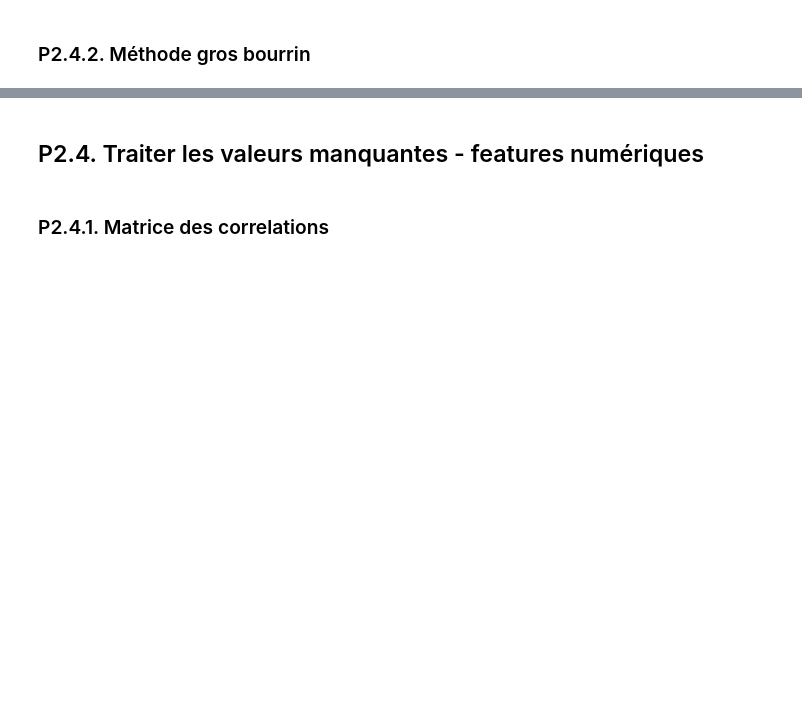
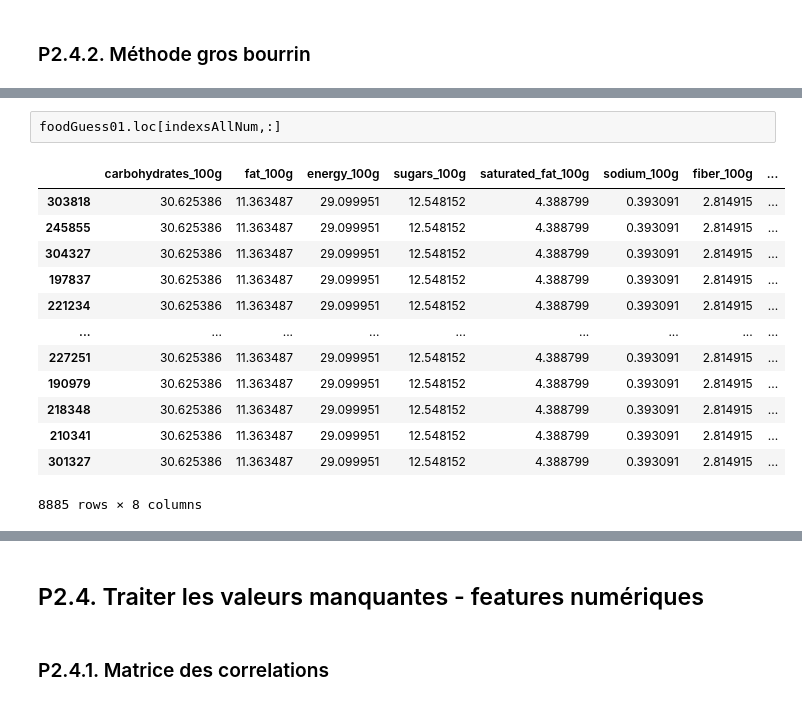
Before and after one commit to ClementPatin/OC-P3, a Jupyter notebook: Patin_Clement_1_notebook_052023.ipynb, the cells around one changed output, grey strips where cells are left out. Cells and saved outputs as stored; diff of their text form; blank space fills up the shorter version.

```diff
--- a/Patin_Clement_1_notebook_052023.ipynb
+++ b/Patin_Clement_1_notebook_052023.ipynb
@@ -978,0 +1049,16 @@ foodSoluce[numericalFeatureNames]
+# %%
+foodGuess01.loc[indexsAllNum,:]
+# %% [output]
+|  | carbohydrates_100g | fat_100g | energy_100g | sugars_100g | saturated_fat_100g | sodium_100g | fiber_100g | ... |
+| 303818 | 30.625386 | 11.363487 | 29.099951 | 12.548152 | 4.388799 | 0.393091 | 2.814915 | ... |
+| 245855 | 30.625386 | 11.363487 | 29.099951 | 12.548152 | 4.388799 | 0.393091 | 2.814915 | ... |
+| 304327 | 30.625386 | 11.363487 | 29.099951 | 12.548152 | 4.388799 | 0.393091 | 2.814915 | ... |
+| 197837 | 30.625386 | 11.363487 | 29.099951 | 12.548152 | 4.388799 | 0.393091 | 2.814915 | ... |
+| 221234 | 30.625386 | 11.363487 | 29.099951 | 12.548152 | 4.388799 | 0.393091 | 2.814915 | ... |
+| ... | ... | ... | ... | ... | ... | ... | ... | ... |
+| 227251 | 30.625386 | 11.363487 | 29.099951 | 12.548152 | 4.388799 | 0.393091 | 2.814915 | ... |
+| 190979 | 30.625386 | 11.363487 | 29.099951 | 12.548152 | 4.388799 | 0.393091 | 2.814915 | ... |
+| 218348 | 30.625386 | 11.363487 | 29.099951 | 12.548152 | 4.388799 | 0.393091 | 2.814915 | ... |
+| 210341 | 30.625386 | 11.363487 | 29.099951 | 12.548152 | 4.388799 | 0.393091 | 2.814915 | ... |
+| 301327 | 30.625386 | 11.363487 | 29.099951 | 12.548152 | 4.388799 | 0.393091 | 2.814915 | ... |
+8885 rows × 8 columns
```
Also changed, not shown: parts of 24 cells of this notebook.
